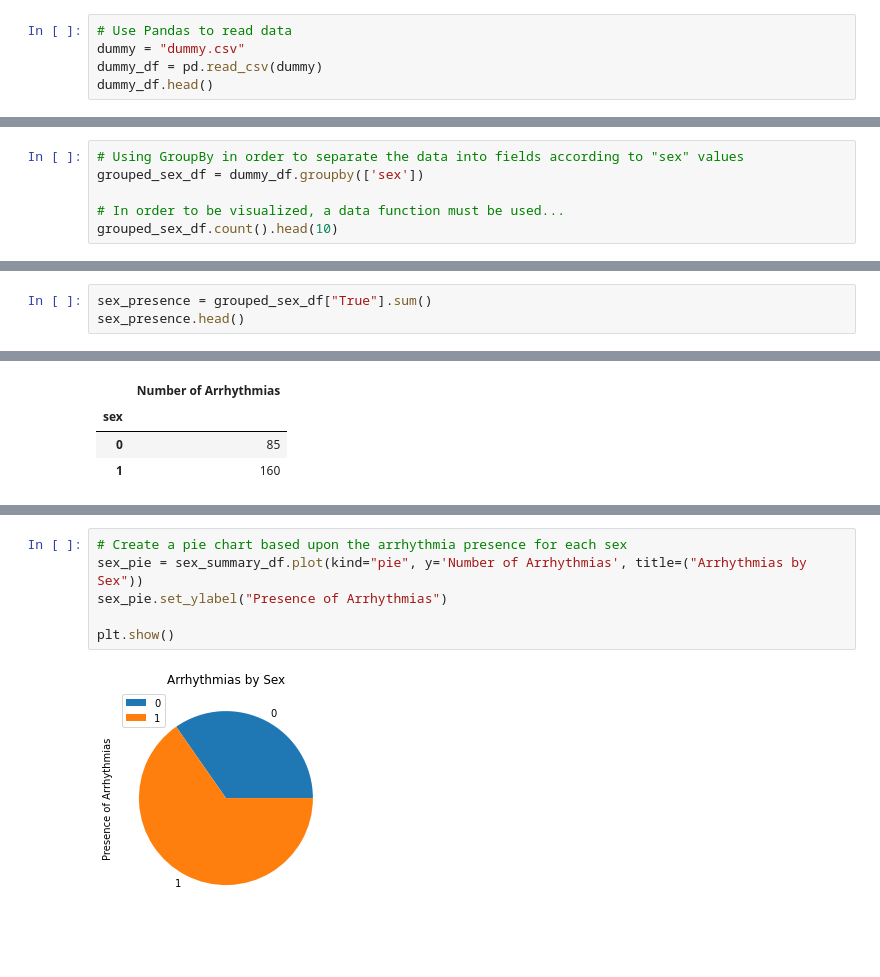
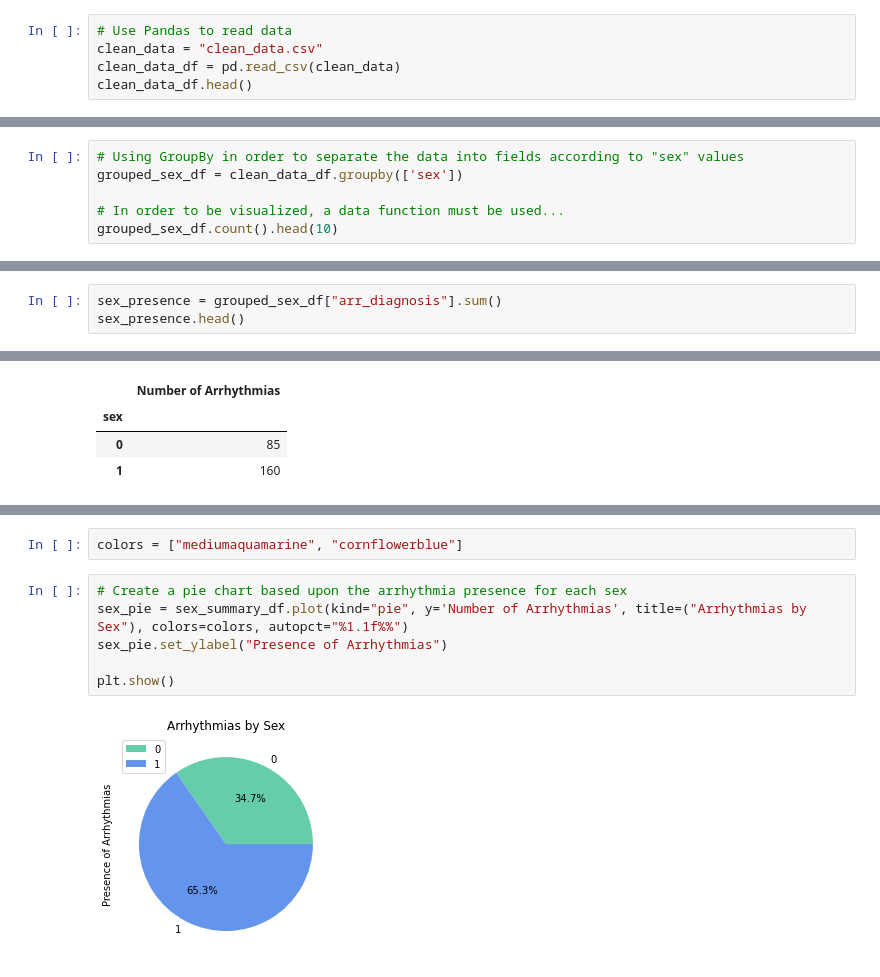
Before and after one commit to Almandiro/Rutgers_DS_Project_1, a Jupyter notebook: visualization.ipynb, the cells around one changed output, grey strips where cells are left out. Cells and saved outputs as stored; diff of their text form; blank space fills up the shorter version.

```diff
--- a/visualization.ipynb
+++ b/visualization.ipynb
@@ -5,7 +5,7 @@ import pandas as pd
 import numpy as np
 # %%
 # Use Pandas to read data
-dummy = "dummy.csv"
-dummy_df = pd.read_csv(dummy)
-dummy_df.head()
+clean_data = "clean_data.csv"
+clean_data_df = pd.read_csv(clean_data)
+clean_data_df.head()
 # %% [output]
@@ -18,6 +18,6 @@ dummy_df.head()
 # %%
 # Using GroupBy in order to separate the data into fields according to "sex" values
-grouped_sex_df = dummy_df.groupby(['sex'])
+grouped_sex_df = clean_data_df.groupby(['sex'])
 
 # In order to be visualized, a data function must be used...
 grouped_sex_df.count().head(10)
@@ -36,5 +36,5 @@ Name: True, dtype: int64
 # %%
-sex_presence = grouped_sex_df["True"].sum()
+sex_presence = grouped_sex_df["arr_diagnosis"].sum()
 sex_presence.head()
 # %% [output]
 sex
@@ -63,9 +63,11 @@ plt.tight_layout()
 <Figure size 432x288 with 0 Axes>
+# %%
+colors = ["mediumaquamarine", "cornflowerblue"]
 # %%
 # Create a pie chart based upon the arrhythmia presence for each sex
-sex_pie = sex_summary_df.plot(kind="pie", y='Number of Arrhythmias', title=("Arrhythmias by Sex"))
+sex_pie = sex_summary_df.plot(kind="pie", y='Number of Arrhythmias', title=("Arrhythmias by Sex"), colors=colors, autopct="%1.1f%%")
 sex_pie.set_ylabel("Presence of Arrhythmias")
 
 plt.show()
 # %% [output]
-[figure, old version]
+[figure, new version]
```
Also changed, not shown: parts of 10 cells of this notebook.
